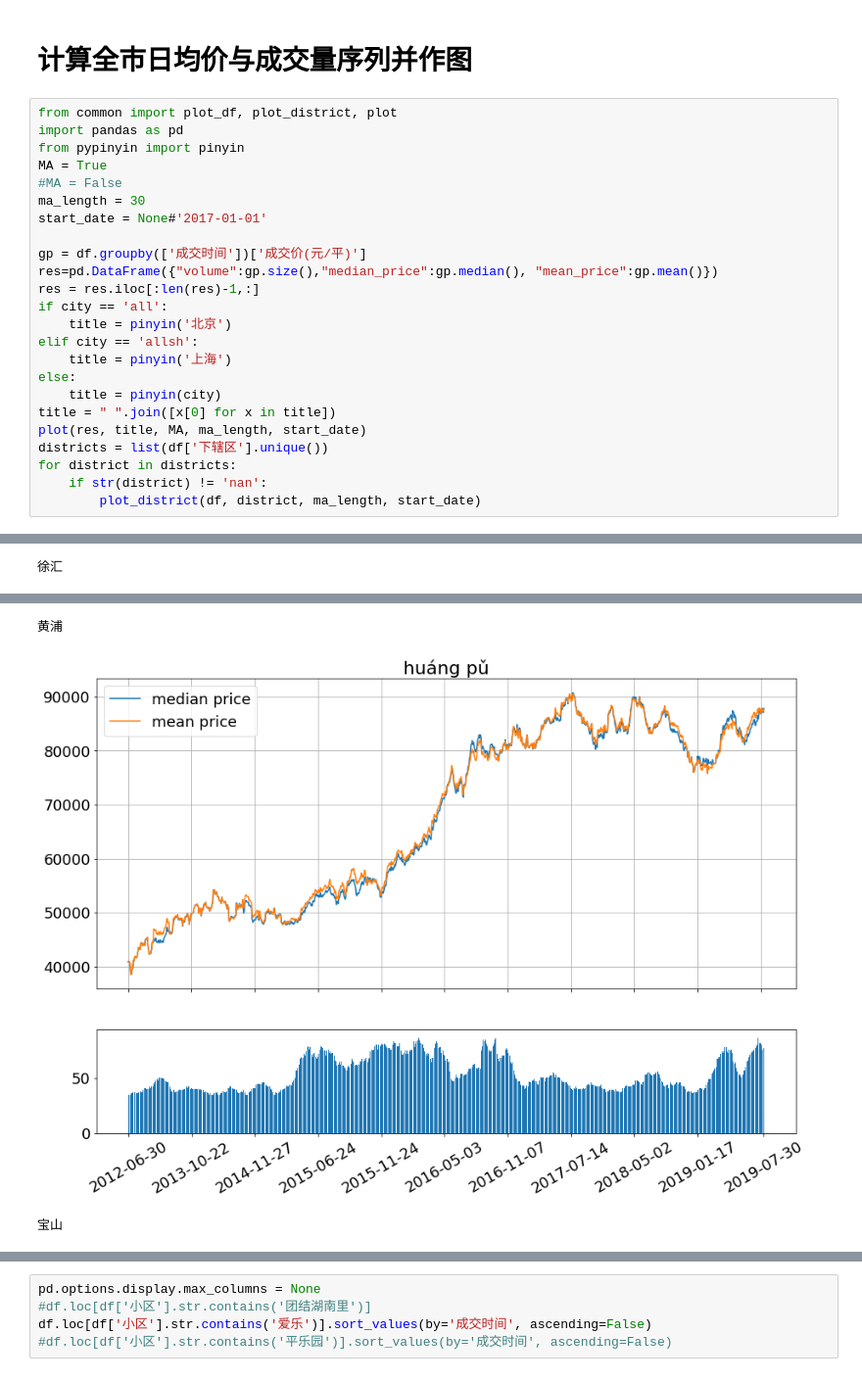
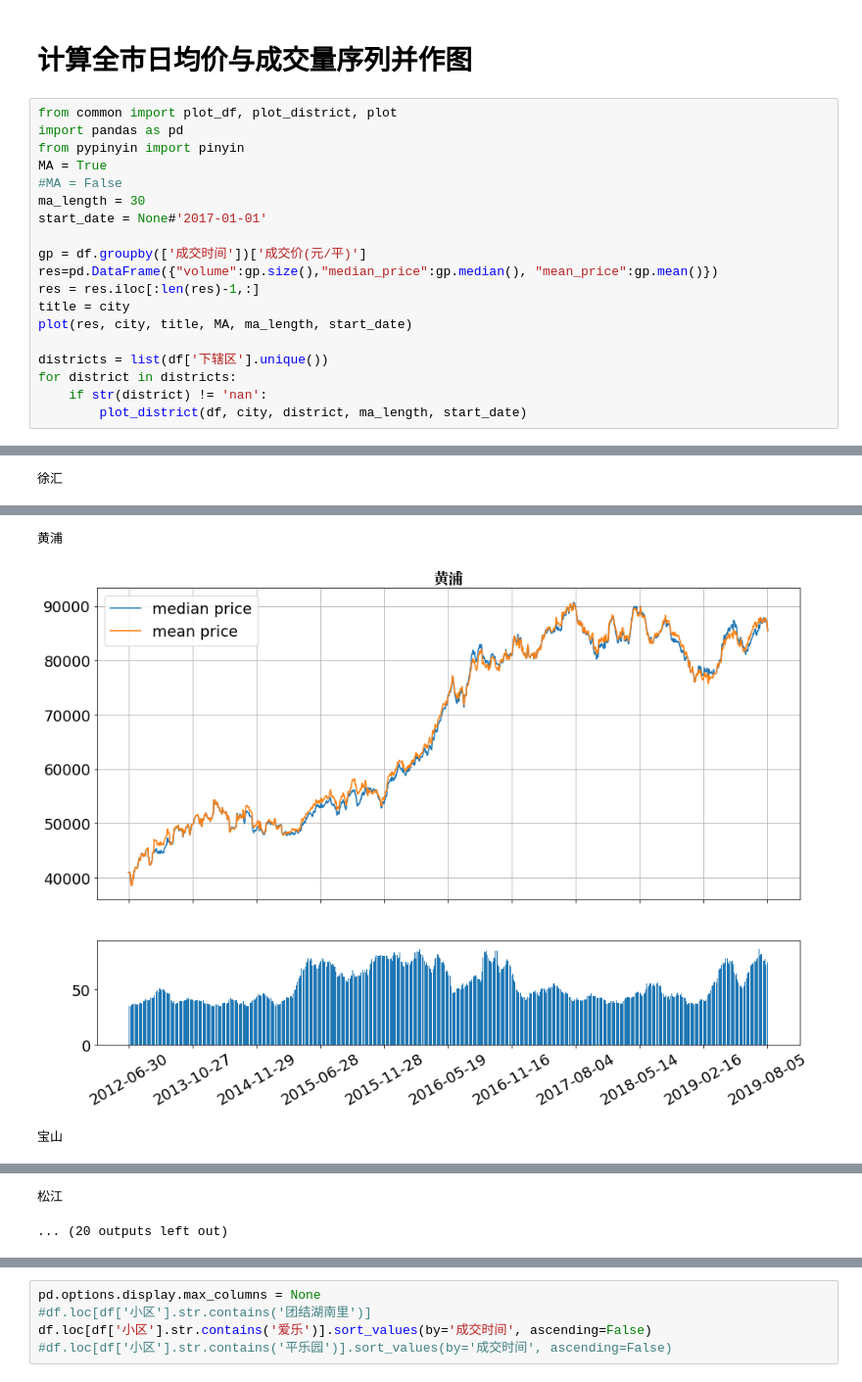
Before and after one commit to naoko821/LianjiaSpider, a Jupyter notebook: analysis.ipynb, the cells around one changed output, grey strips where cells are left out. Shown at 98% size. Cells and saved outputs as stored; diff of their text form.

```diff
--- a/analysis.ipynb
+++ b/analysis.ipynb
@@ -53,16 +72,11 @@ start_date = None#'2017-01-01'
 gp = df.groupby(['成交时间'])['成交价(元/平)']
 res=pd.DataFrame({"volume":gp.size(),"median_price":gp.median(), "mean_price":gp.mean()})
 res = res.iloc[:len(res)-1,:]
-if city == 'all':
-    title = pinyin('北京')
-elif city == 'allsh':
-    title = pinyin('上海')
-else:
-    title = pinyin(city)
-title = " ".join([x[0] for x in title])
-plot(res, title, MA, ma_length, start_date)
+title = city
+plot(res, city, title, MA, ma_length, start_date)
+
 districts = list(df['下辖区'].unique())
 for district in districts:
     if str(district) != 'nan':
-        plot_district(df, district, ma_length, start_date)
+        plot_district(df, city, district, ma_length, start_date)
 # %% [output]
@@ -74,3 +88,3 @@ for district in districts:
 黄浦
-[figure, old version]
+[figure, new version]
 宝山
@@ -78,0 +94,2 @@ for district in districts:
+松江
+... (20 outputs left out)
```
Also changed, not shown: parts of 10 cells of this notebook, 6 other files.
